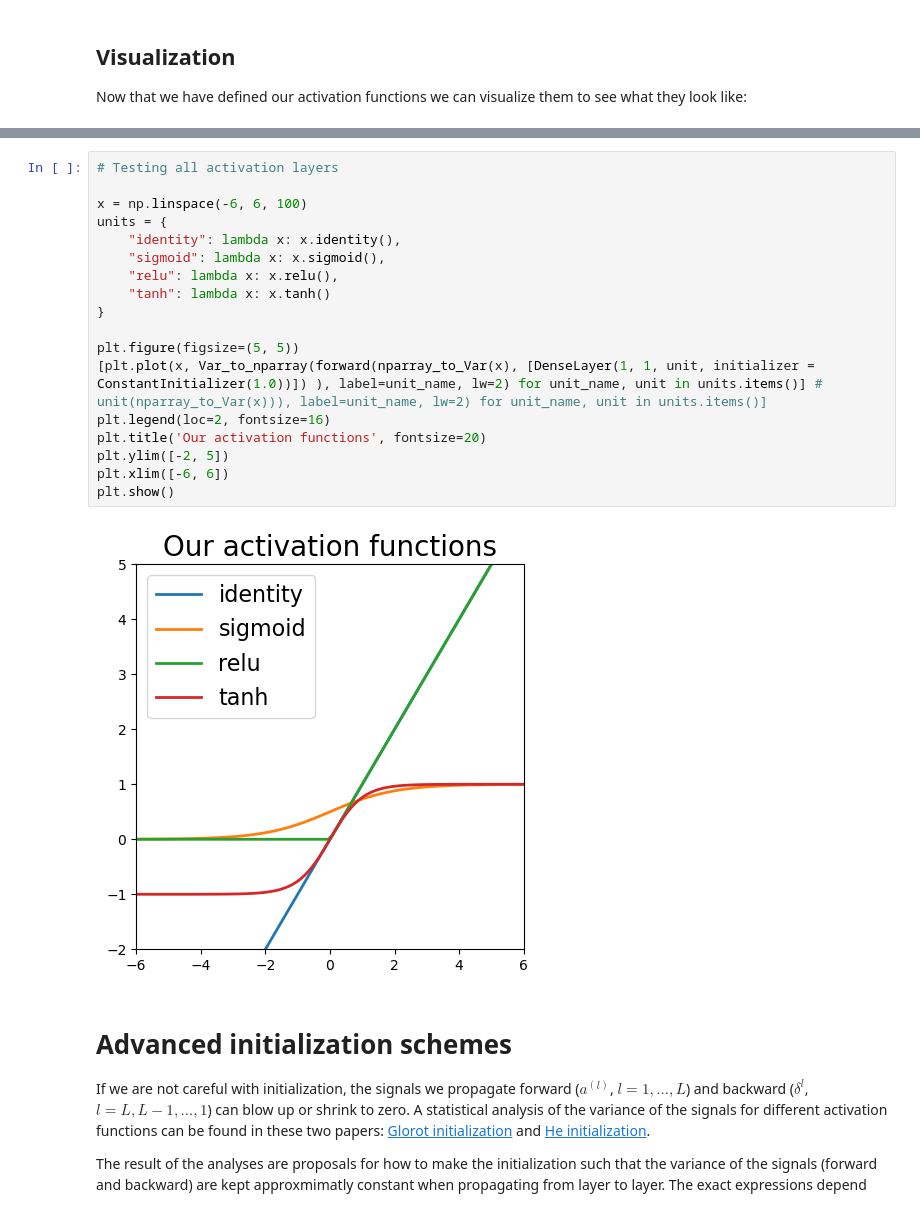
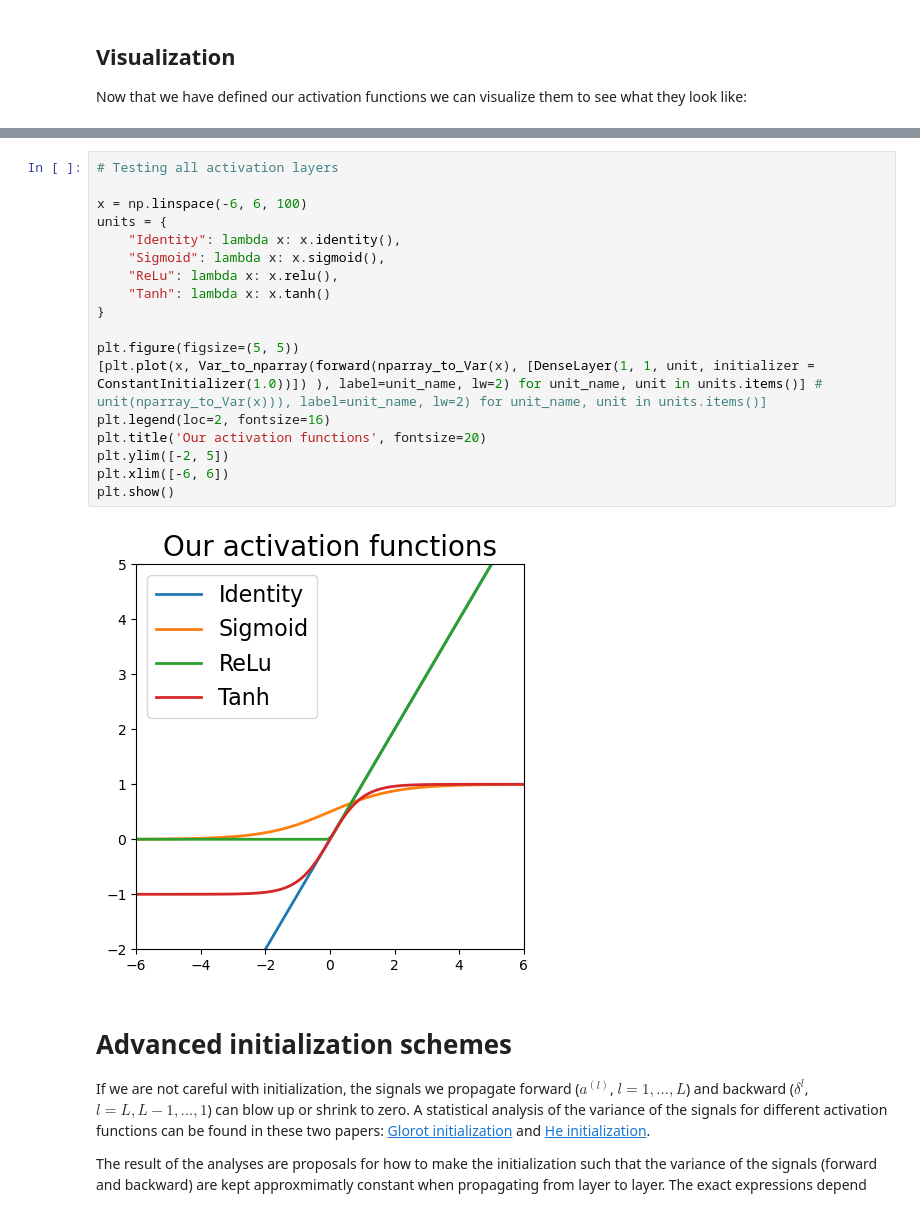
Before and after one commit to ES0R/02456-deep-learning-with-PyTorch, a Jupyter notebook: 2_Feedforward_Python/2.1-EXE-FNN-AutoDif-Nanograd.ipynb, the cells around one changed output, grey strips where cells are left out. Drawn from its saved outputs; the diff is of its cells as text.

```diff
--- a/2_Feedforward_Python/2.1-EXE-FNN-AutoDif-Nanograd.ipynb
+++ b/2_Feedforward_Python/2.1-EXE-FNN-AutoDif-Nanograd.ipynb
@@ -545,23 +544,23 @@ plt.plot(x,y)
 # %%
 # Testing all activation layers
 
 x = np.linspace(-6, 6, 100)
 units = {
-    "identity": lambda x: x.identity(),
-    "sigmoid": lambda x: x.sigmoid(),
-    "relu": lambda x: x.relu(),
-    "tanh": lambda x: x.tanh()
+    "Identity": lambda x: x.identity(),
+    "Sigmoid": lambda x: x.sigmoid(),
+    "ReLu": lambda x: x.relu(),
+    "Tanh": lambda x: x.tanh()
 }
 
 plt.figure(figsize=(5, 5))
 [plt.plot(x, Var_to_nparray(forward(nparray_to_Var(x), [DenseLayer(1, 1, unit, initializer = ConstantInitializer(1.0))]) ), label=unit_name, lw=2) for unit_name, unit in units.items()] # unit(nparray_to_Var(x))), label=unit_name, lw=2) for unit_name, unit in units.items()]
 plt.legend(loc=2, fontsize=16)
 plt.title('Our activation functions', fontsize=20)
 plt.ylim([-2, 5])
 plt.xlim([-6, 6])
 plt.show()
 # %% [output]
-[figure, old version]
+[figure, new version]
 # %% [markdown]
 # Advanced initialization schemes
 
```
Also changed, not shown: parts of 29 cells of this notebook, 9 other files.
